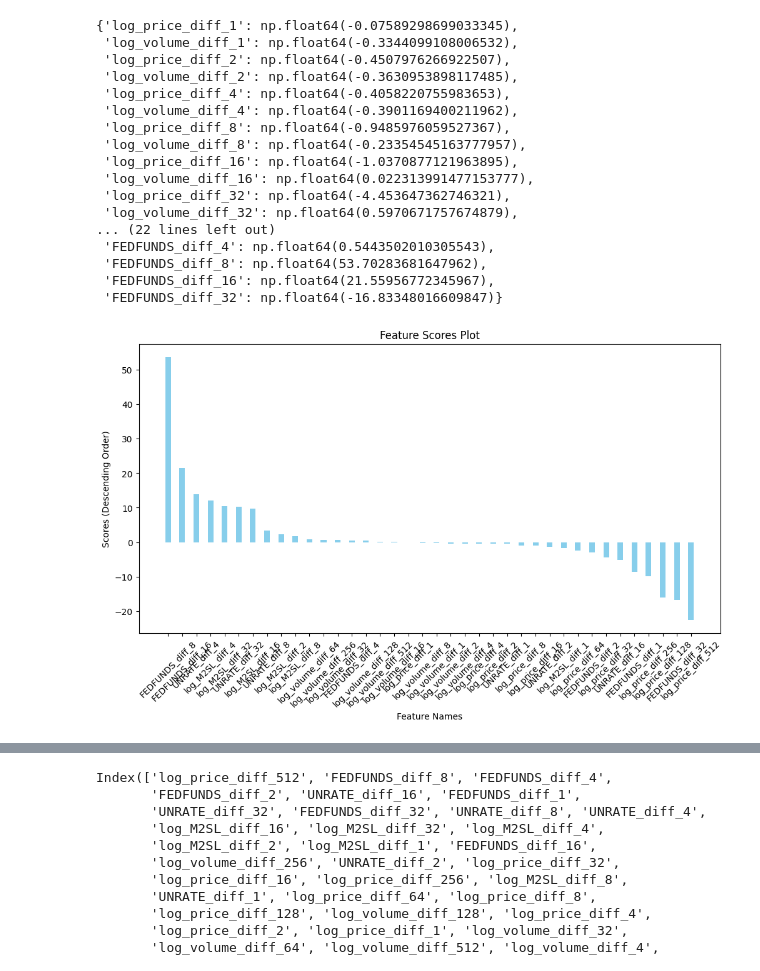
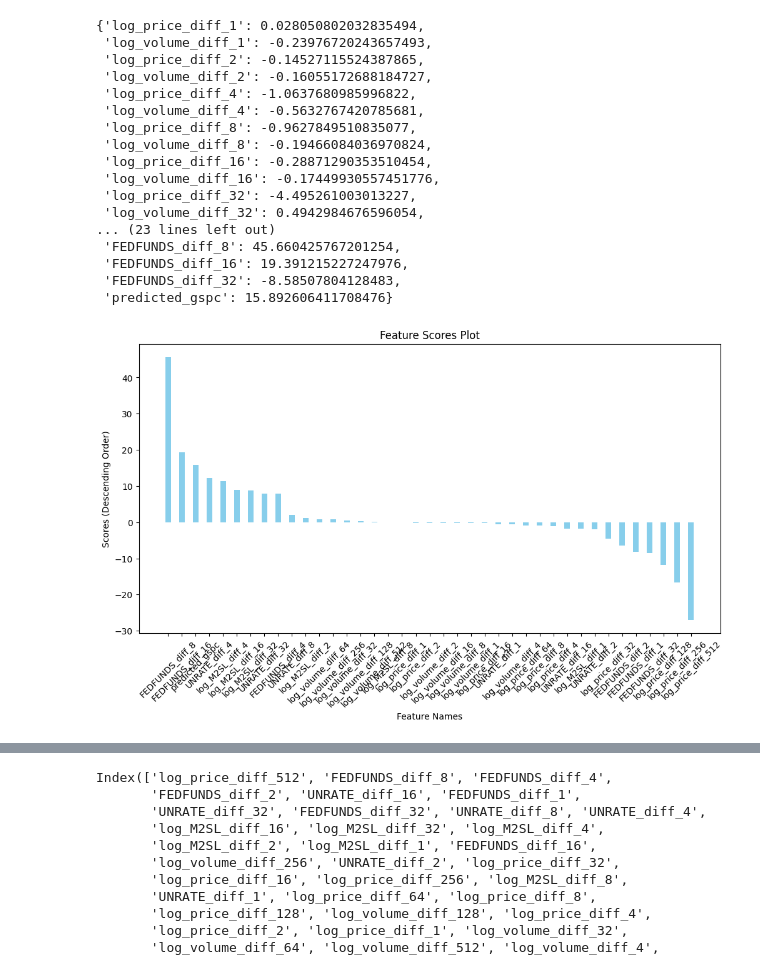
Before and after one commit to magiccpp/portfolio-2, a Jupyter notebook: notebooks/selectKBest.ipynb, the cells around one changed output, grey strips where cells are left out. Saved outputs shown, nothing was run; the diff lists cells and outputs as text; code cells hidden in the pictures.

```diff
--- a/notebooks/selectKBest.ipynb
+++ b/notebooks/selectKBest.ipynb
@@ -46,0 +62,22 @@ logger.info(f'Data loaded from {data_dir}...')
+# %%
+# load the gspc data
+df_gspc = pd.read_csv(f'{data_dir}/df_train_pred_rf_gspc.csv', index_col='Date', parse_dates=True)
+df_gspc.columns = ['predicted_gspc']
+df_train_X_stock = df_train_X_all[0]
+
+# Get the later of the two start dates
+
+df_combined = df_train_X_stock.join(df_gspc, how='left')
+
+start_date = max(df_train_X_stock.index.min(), df_gspc.index.min())
+
+# Cut the combined dataframe to start from the later start date
+df_combined = df_combined.loc[start_date:]
+
+# Forward fill missing values in the 'predicted_gspc' column
+df_combined['predicted_gspc'] = df_combined['predicted_gspc'].ffill()
+
+# If there are still any NaN values at the beginning, you might want to back fill them
+df_combined['predicted_gspc'] = df_combined['predicted_gspc'].bfill()
+
+df_combined
@@ -47,12 +99,29 @@ logger.info(f'Data loaded from {data_dir}...')
+# %%
+def combine_stock_gspc(df_stock_X, df_stock_y, df_gspc):
+    # Get the later of the two start dates
+    df_combined = df_stock_X.join(df_gspc, how='left')
+    start_date = max(df_stock_X.index.min(), df_gspc.index.min())
+    # Cut the combined dataframe to start from the later start date
+    df_combined = df_combined.loc[start_date:]
+    df_stock_y = df_stock_y.loc[start_date:]
+    # Forward fill missing values in the 'predicted_gspc' column
+    df_combined['predicted_gspc'] = df_combined['predicted_gspc'].ffill()
+    # If there are still any NaN values at the beginning, you might want to back fill them
+    df_combined['predicted_gspc'] = df_combined['predicted_gspc'].bfill()
+    return df_combined, df_stock_y
 # %%
 import numpy as np
 
-feature_names = df_train_X_all[0].columns
+feature_names = list(df_train_X_all[0].columns) + ["predicted_gspc"]
 coefficients = np.zeros(len(feature_names))
 for i in range(len(valid_tickers)):
     ticker = valid_tickers[i]
     df_train_X_stock = df_train_X_all[i]
     df_train_y_stock = df_train_y_all[i]
+    # concat the gspc data to the d_train_X_stock
+    #df_train_X_stock = pd.concat([df_train_X_stock, df_gspc], axis=1)
+
+    df_train_X_stock, df_train_y_stock = combine_stock_gspc(df_train_X_stock, df_train_y_stock, df_gspc)
 
     # scale the features
     scaler = StandardScaler()
@@ -76,43 +163,44 @@ feature_impact = dict(zip(feature_names, coefficients))
 # %%
 feature_impact
 # %% [output]
-{'log_price_diff_1': np.float64(-0.07589298699033345),
- 'log_volume_diff_1': np.float64(-0.3344099108006532),
- 'log_price_diff_2': np.float64(-0.4507976266922507),
- 'log_volume_diff_2': np.float64(-0.3630953898117485),
- 'log_price_diff_4': np.float64(-0.4058220755983653),
- 'log_volume_diff_4': np.float64(-0.3901169400211962),
- 'log_price_diff_8': np.float64(-0.9485976059527367),
- 'log_volume_diff_8': np.float64(-0.23354545163777957),
- 'log_price_diff_16': np.float64(-1.0370877121963895),
- 'log_volume_diff_16': np.float64(0.022313991477153777),
- 'log_price_diff_32': np.float64(-4.453647362746321),
- 'log_volume_diff_32': np.float64(0.5970671757674879),
-... (22 lines left out)
- 'FEDFUNDS_diff_4': np.float64(0.5443502010305543),
- 'FEDFUNDS_diff_8': np.float64(53.70283681647962),
- 'FEDFUNDS_diff_16': np.float64(21.55956772345967),
- 'FEDFUNDS_diff_32': np.float64(-16.83348016609847)}
+{'log_price_diff_1': 0.028050802032835494,
+ 'log_volume_diff_1': -0.23976720243657493,
+ 'log_price_diff_2': -0.14527115524387865,
+ 'log_volume_diff_2': -0.16055172688184727,
+ 'log_price_diff_4': -1.0637680985996822,
+ 'log_volume_diff_4': -0.5632767420785681,
+ 'log_price_diff_8': -0.9627849510835077,
+ 'log_volume_diff_8': -0.19466084036970824,
+ 'log_price_diff_16': -0.28871290353510454,
+ 'log_volume_diff_16': -0.17449930557451776,
+ 'log_price_diff_32': -4.495261003013227,
+ 'log_volume_diff_32': 0.4942984676596054,
+... (23 lines left out)
+ 'FEDFUNDS_diff_8': 45.660425767201254,
+ 'FEDFUNDS_diff_16': 19.391215227247976,
+ 'FEDFUNDS_diff_32': -8.58507804128483,
+ 'predicted_gspc': 15.892606411708476}
 # %%
 import matplotlib.pyplot as plt
 
 
 
 # Assuming selector.scores_ is the array of scores for each feature
 scores = coefficients
 
 # Get the scores in descending order
 sorted_scores = scores.argsort()[::-1]  # Sort indices in descending order of scores
+feature_names = np.array(feature_names)
 sorted_features = feature_names[sorted_scores]
 sorted_scores = scores[sorted_scores]
 
 # Create the plot
 plt.figure(figsize=(12, 6))
 plt.bar(sorted_features, sorted_scores, color='skyblue',width=0.4)
 plt.xlabel('Feature Names')
 plt.ylabel('Scores (Descending Order)')
 plt.title('Feature Scores Plot')
 plt.xticks(rotation=45)  # Rotate feature names for better visibility
 plt.show()
 # %% [output]
-[figure, old version]
+[figure, new version]
```
Also changed, not shown: parts of 14 cells of this notebook, 10 other files.
